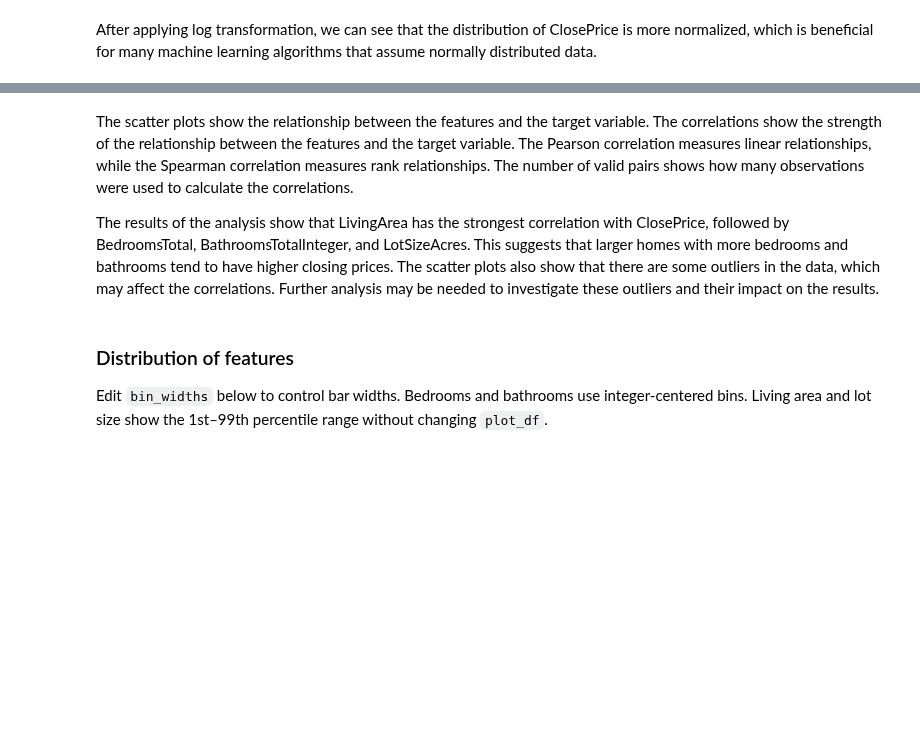
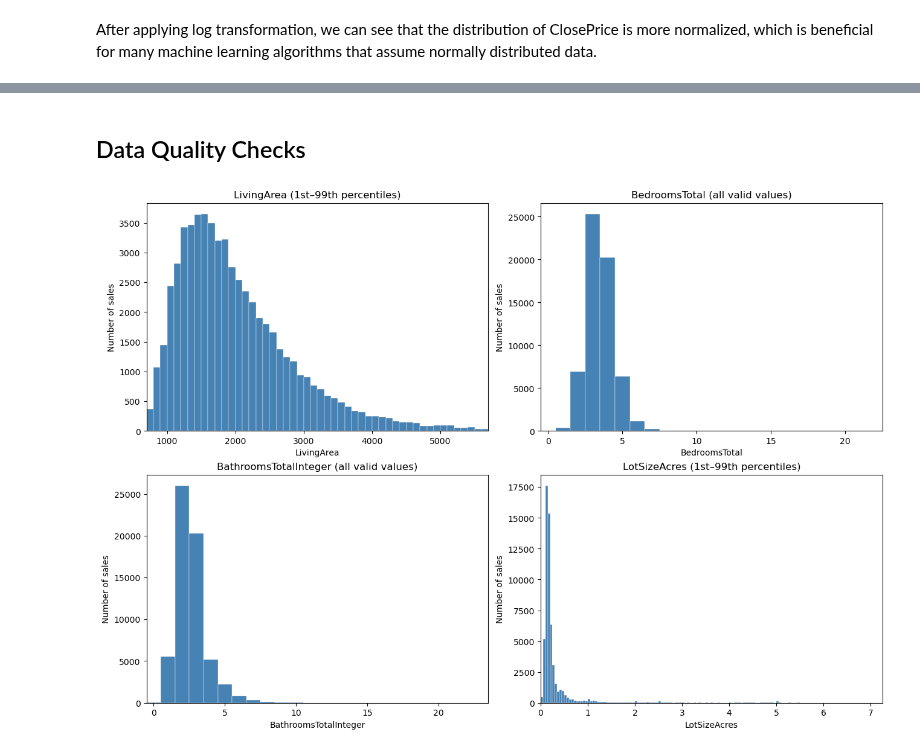
Before and after one commit to dairalmerino/IDX-Exchange-Data-Science, a Jupyter notebook: 01_exploration.ipynb, the cells around one changed output, grey strips where cells are left out. Saved outputs shown, nothing was run; the diff lists cells and outputs as text; code cells hidden in the pictures; blank space fills up the shorter version.

```diff
--- a/01_exploration.ipynb
+++ b/01_exploration.ipynb
@@ -228,53 +161,61 @@ display(correlations)
-# %% [markdown]
-The scatter plots show the relationship between the features and the target variable. The correlations show the strength of the relationship between the features and the target variable. The Pearson correlation measures linear relationships, while the Spearman correlation measures rank relationships. The number of valid pairs shows how many observations were used to calculate the correlations.
-
-The results of the analysis show that LivingArea has the strongest correlation with ClosePrice, followed by BedroomsTotal, BathroomsTotalInteger, and LotSizeAcres. This suggests that larger homes with more bedrooms and bathrooms tend to have higher closing prices. The scatter plots also show that there are some outliers in the data, which may affect the correlations. Further analysis may be needed to investigate these outliers and their impact on the results.
-# %% [markdown]
-### Distribution of features
-
-Edit `bin_widths` below to control bar widths. Bedrooms and bathrooms use integer-centered bins. Living area and lot size show the 1st–99th percentile range without changing `plot_df`.
+# %% [markdown]
+## Data Quality Checks
 # %%
-# Feature distributions: choose bin widths separately for each variable.
-# Lower these values for narrower bins (more bars).
+# Smaller bin widths = narrower bars.
 bin_widths = {
-    "LivingArea": 100,              # square feet per bin
-    "BedroomsTotal": 1,             # one bin per bedroom count
-    "BathroomsTotalInteger": 1,     # one bin per bathroom count
-    "LotSizeAcres": 0.05,           # acres per bin
+    "LivingArea": 100,
+    "BedroomsTotal": 1,
+    "BathroomsTotalInteger": 1,
+    "LotSizeAcres": 0.05,
 }
+
 count_features = {"BedroomsTotal", "BathroomsTotalInteger"}
 
-fig, axes = plt.subplots(2, 2, figsize=(13, 9), constrained_layout=True)
-for ax, feature in zip(axes.flat, bin_widths):
+fig, axes = plt.subplots(
+    2, 2, figsize=(13, 9), constrained_layout=True
+)
+
+for ax, (feature, width) in zip(axes.flat, bin_widths.items()):
     values = pd.to_numeric(plot_df[feature], errors="coerce")
     values = values.replace([np.inf, -np.inf], np.nan).dropna()
+
     if values.empty:
-        ax.set_title(f"{feature}: no valid numeric values")
+        ax.set_title(f"{feature}: no valid values")
         continue
 
-    width = bin_widths[feature]
     if feature in count_features:
-        # Center each bar on an integer, with touching bin boundaries.
-        start = np.floor(values.min()) - 0.5
-        stop = np.ceil(values.max()) + 0.5
-        edges = np.arange(start, stop + width, width)
-        shown = values
-        subtitle = "all valid values"
+        # Center bars on whole numbers.
+        edges = np.arange(
+            np.floor(values.min()) - 0.5,
+            np.ceil(values.max()) + 1.5,
+            1,
+        )
+        label = "all valid values"
     else:
-        # Extreme values can stretch the axis and squeeze the main distribution.
+        # Limit the displayed range so outliers don't stretch the axis.
         low, high = values.quantile([0.01, 0.99])
-        shown = values[values.between(low, high)]
+        values = values[values.between(low, high)]
+
         start = np.floor(low / width) * width
         stop = np.ceil(high / width) * width
-        # Avoid creating an enormous number of bars for unusually wide ranges.
-        width = max(width, (stop - start) / 200)
-        edges = np.arange(start, max(stop, start + width) + width, width)
-        subtitle = f"1st–99th percentiles; {len(values) - len(shown):,} values outside range"
+        edges = np.arange(
+            start, max(stop, start + width) + width, width
+        )
+        label = "1st–99th percentiles"
 
-    ax.hist(shown, bins=edges, rwidth=1.0, color="steelblue",
-            edgecolor="white", linewidth=0.3)
-    ax.set(xlabel=feature, ylabel="Number of sales",
-           title=f"{feature} (bin width {width:g})\n{subtitle}")
+    ax.hist(
+        values,
+        bins=edges,
+        rwidth=1.0,  # Bars touch.
+        color="steelblue",
+        edgecolor="white",
+        linewidth=0.3,
+    )
+    ax.set_title(f"{feature} ({label})")
+    ax.set_xlabel(feature)
+    ax.set_ylabel("Number of sales")
     ax.set_xlim(edges[0], edges[-1])
-    ax.margins(x=0)
+
 plt.show()
+# %% [output]
+[figure, added]
```
Also changed, not shown: parts of 15 cells of this notebook.
